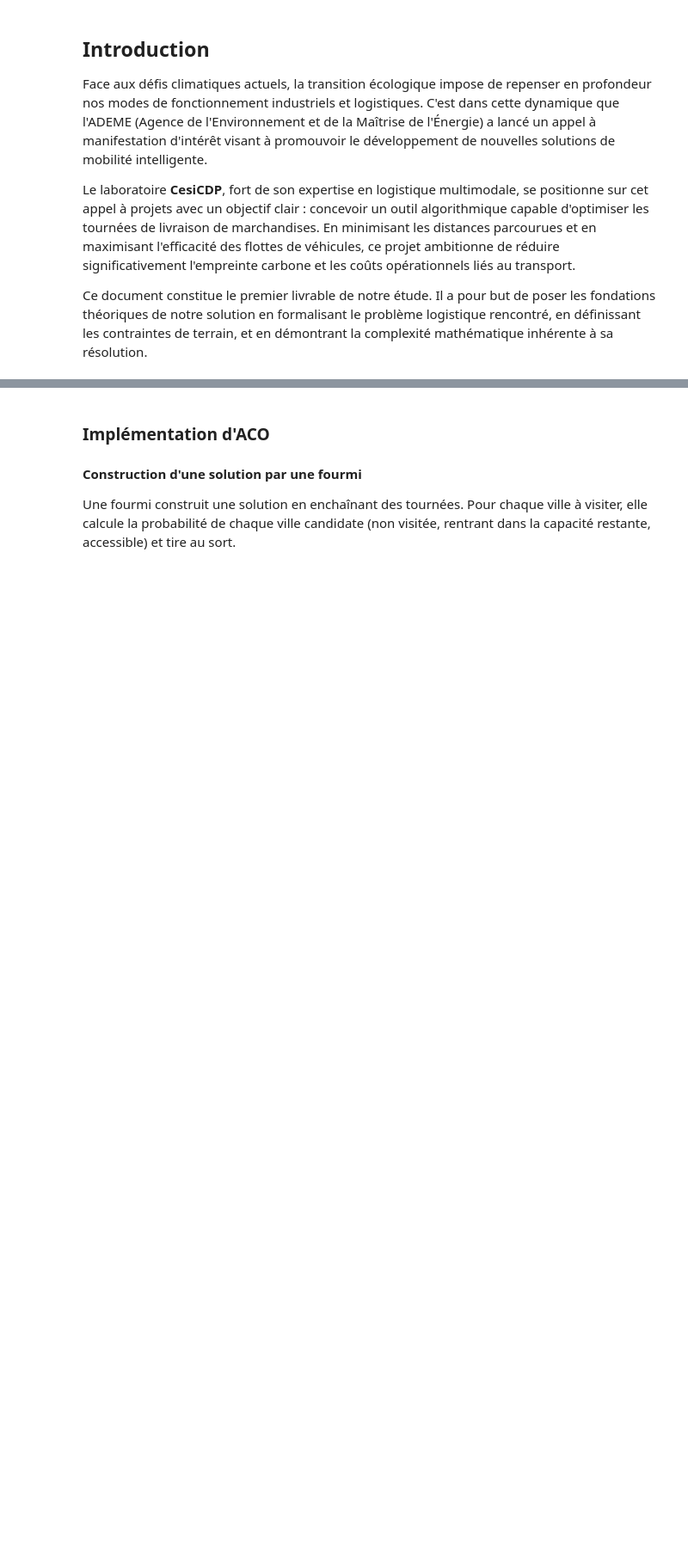
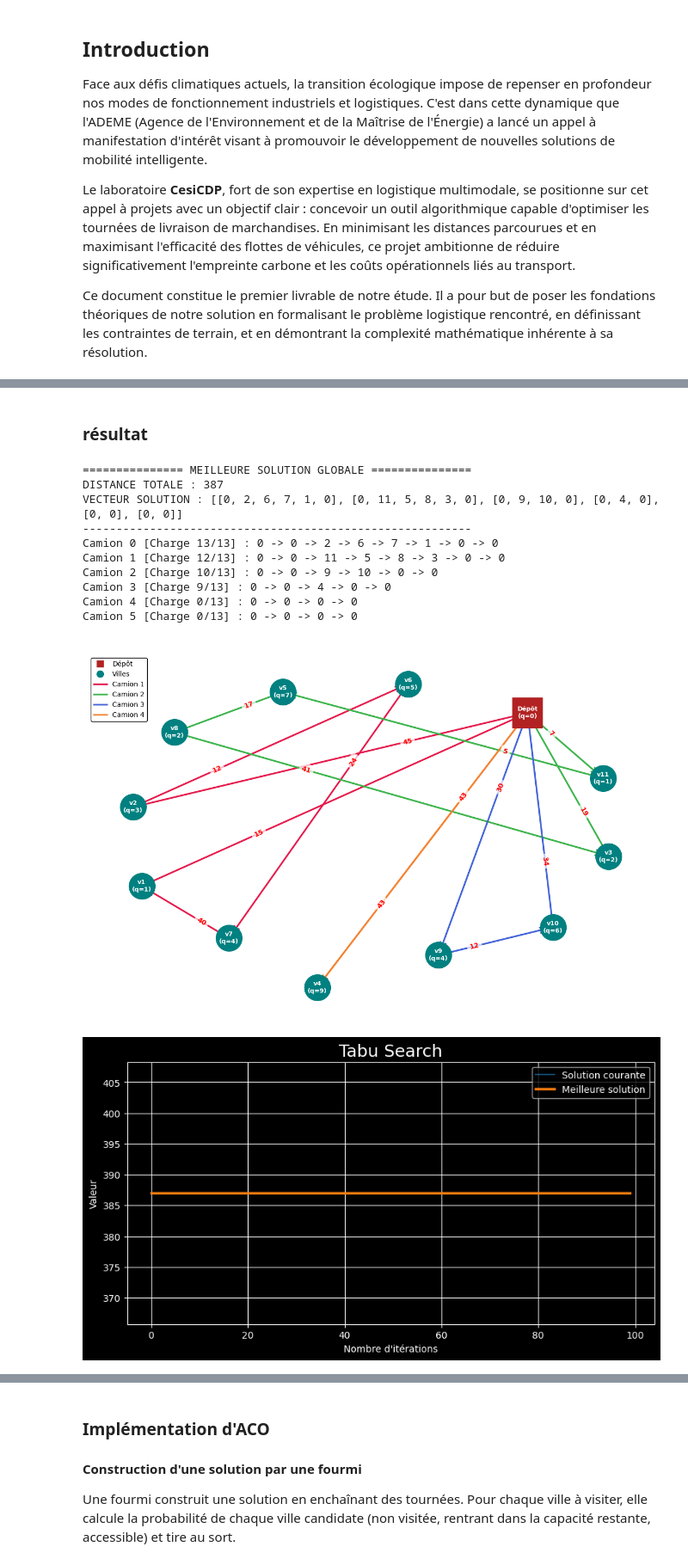
Before and after one commit to mxriine-mz/Green-VRP-Algorithms, a Jupyter notebook: Project_.ipynb, the cells around one changed output, grey strips where cells are left out. Shown at 86% size. Drawn from its saved outputs; the diff is of its cells as text; code cells hidden in the pictures; blank space fills up the shorter version.

Commit message:
fix(notebook): merge all solutions

```diff
--- a/Project_.ipynb
+++ b/Project_.ipynb
@@ -344 +591,28 @@ def verifier_solution(solution, matrice, demandes, capacite_max):
+# %% [markdown]
+### résultat
+# %%
+random.seed(a=3)
+
+# n, nb_vehicules, matrice, demandes, capacite_max
+
+sol_depart = generer_random_solution(n, nb_vehicules,demandes,capacite_max)
+solution_trouvee,historique_courant,historique_meilleur_global = recherche_tabou(sol_depart, matrice, demandes, capacite_max, taille_tabou=10, iter_max=100)
+
+afficher_resultats("MEILLEURE SOLUTION GLOBALE", solution_trouvee, matrice, demandes, capacite_max)
+visualiser_probleme(n, matrice, demandes,sol_best)
+
+afficher_courbe(historique_courant, historique_meilleur_global, "Tabu Search")
+# %% [output]
+=============== MEILLEURE SOLUTION GLOBALE ===============
+DISTANCE TOTALE : 387
+VECTEUR SOLUTION : [[0, 2, 6, 7, 1, 0], [0, 11, 5, 8, 3, 0], [0, 9, 10, 0], [0, 4, 0], [0, 0], [0, 0]]
+----------------------------------------------------------
+Camion 0 [Charge 13/13] : 0 -> 0 -> 2 -> 6 -> 7 -> 1 -> 0 -> 0
+Camion 1 [Charge 12/13] : 0 -> 0 -> 11 -> 5 -> 8 -> 3 -> 0 -> 0
+Camion 2 [Charge 10/13] : 0 -> 0 -> 9 -> 10 -> 0 -> 0
+Camion 3 [Charge 9/13] : 0 -> 0 -> 4 -> 0 -> 0
+Camion 4 [Charge 0/13] : 0 -> 0 -> 0 -> 0
+Camion 5 [Charge 0/13] : 0 -> 0 -> 0 -> 0
+[figure, added]
+[figure, added]
 # %% [markdown]
```
Also changed, not shown: parts of 38 cells of this notebook, 1 other file.
